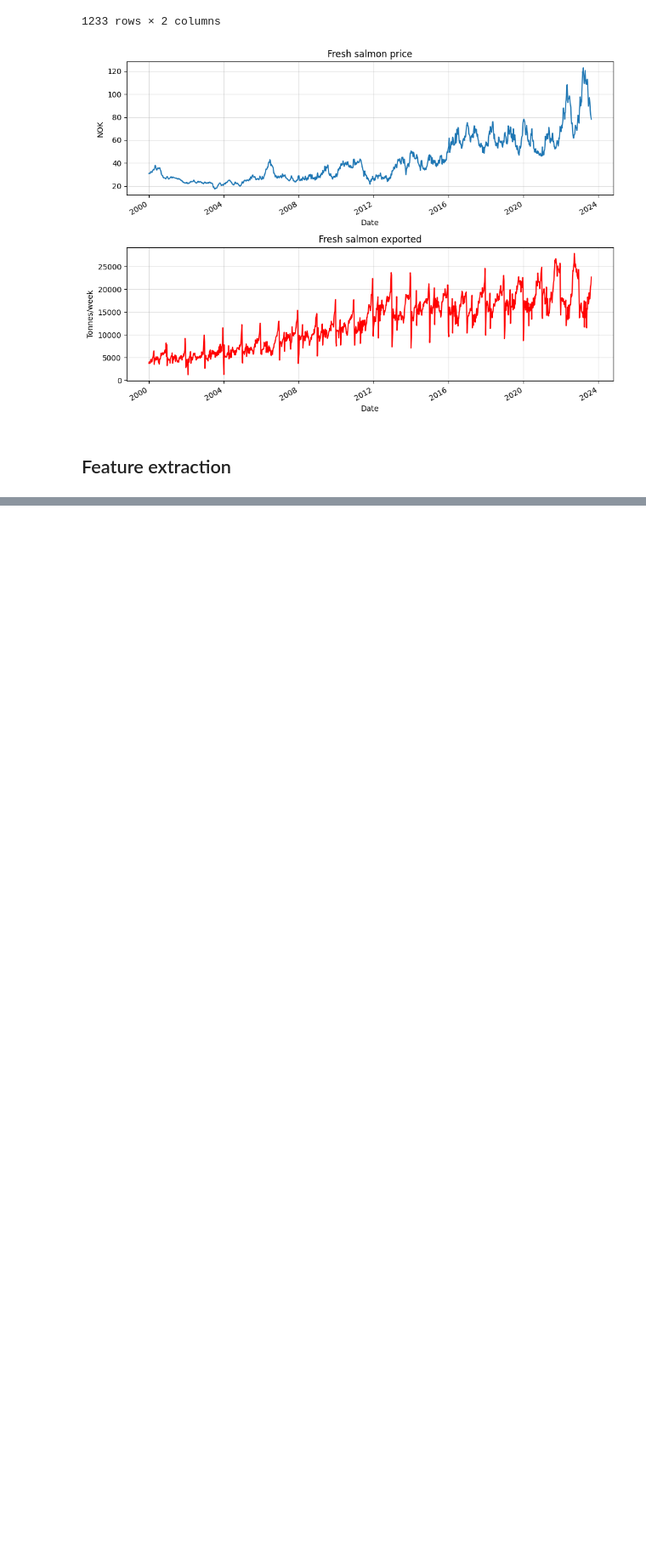
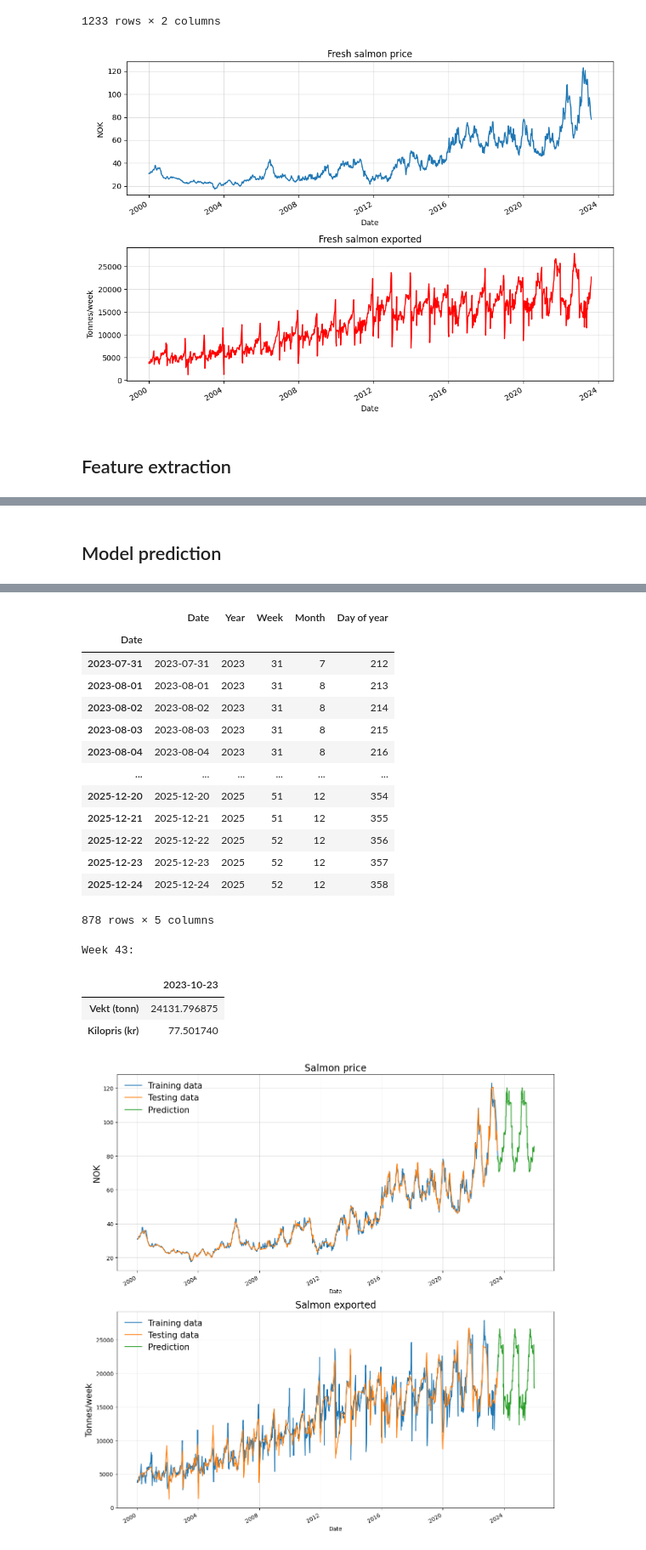
Before and after one commit to jonedamas/data_science_projects, a Jupyter notebook: projects/salmon_price_prediction/pred_xgb.ipynb, the cells around one changed output, grey strips where cells are left out. Shown at 85% size. Cells and saved outputs as stored; diff of their text form; code cells hidden in the pictures; blank space fills up the shorter version.

Commit message:
added xgboost algorithm to salmon price prediction

```diff
--- a/projects/salmon_price_prediction/pred_xgb.ipynb
+++ b/projects/salmon_price_prediction/pred_xgb.ipynb
@@ -77,0 +79,19 @@ model = xgb.XGBRegressor()
+# %%
+train, test = train_test_split(data, test_size=0.30, shuffle=True)
+
+features = ['Year', 'Week', 'Month', 'Day of year']
+targets = ['Vekt (tonn)', 'Kilopris (kr)']
+
+x_train = train[features]
+y_train = train[targets]
+
+x_test = test[features]
+y_test = test[targets]
+
+reg_model = xgb.XGBRegressor(n_estimators=10000, early_stopping_rounds=1000)
+
+reg_model.fit(
+    x_train, y_train,
+    eval_set=[(x_train, y_train), (x_test, y_test)],
+    verbose=True
+)
@@ -77,0 +127,42 @@ model = xgb.XGBRegressor()
+# %% [markdown]
+## Model prediction
+# %%
+fi = pd.DataFrame(data=reg_model.feature_importances_, index=reg_model.feature_names_in_, columns=['Importance'])
+display(fi)
+
+future_dates = pd.DataFrame(
+    pd.date_range(
+        start=x_test.sort_values(by='uke').index[-1],
+        end='2025-12-24'
+    ), columns=['Date']
+)
+
+future_dates.set_index(future_dates['Date'], inplace=True)
+add_lags(future_dates)
+
+display(future_dates)
+
+future_dates.drop('Date', axis=1, inplace=True)
+
+predictions = pd.DataFrame(reg_model.predict(future_dates), columns=targets, index=future_dates.index)
+
+fig, axs = plt.subplots(2, figsize=(12, 12))
+
+data_types = ['Training data', 'Testing data', 'Prediction']
+label = ['NOK', 'Tonnes/week']
+title = ['Salmon price', 'Salmon exported']
+
+for i, target in enumerate(['Kilopris (kr)', 'Vekt (tonn)']):
+    for j, data in enumerate([y_train, y_test, predictions]):
+        data[target].plot(ax=axs[i], label=data_types[j])
+        axs[i].legend(fontsize=15, frameon=False)
+        axs[i].grid(alpha=0.4)
+        axs[i].set_ylabel(label[i], fontsize=15)
+        axs[i].set_title(title[i], fontsize=17)
+
+fig.tight_layout()
+
+# Week 43:
+print('Week 43:')
+display(pd.DataFrame(predictions.loc['2023-10-23']))
+# %% [output]
@@ -77,0 +174,19 @@ model = xgb.XGBRegressor()
+|  | Date | Year | Week | Month | Day of year |
+| Date |  |  |  |  |  |
+| 2023-07-31 | 2023-07-31 | 2023 | 31 | 7 | 212 |
+| 2023-08-01 | 2023-08-01 | 2023 | 31 | 8 | 213 |
+| 2023-08-02 | 2023-08-02 | 2023 | 31 | 8 | 214 |
+| 2023-08-03 | 2023-08-03 | 2023 | 31 | 8 | 215 |
+| 2023-08-04 | 2023-08-04 | 2023 | 31 | 8 | 216 |
+| ... | ... | ... | ... | ... | ... |
+| 2025-12-20 | 2025-12-20 | 2025 | 51 | 12 | 354 |
+| 2025-12-21 | 2025-12-21 | 2025 | 51 | 12 | 355 |
+| 2025-12-22 | 2025-12-22 | 2025 | 52 | 12 | 356 |
+| 2025-12-23 | 2025-12-23 | 2025 | 52 | 12 | 357 |
+| 2025-12-24 | 2025-12-24 | 2025 | 52 | 12 | 358 |
+878 rows × 5 columns
+Week 43:
+|  | 2023-10-23 |
+| Vekt (tonn) | 24131.796875 |
+| Kilopris (kr) | 77.501740 |
+[figure, added]
```
Also changed, not shown: parts of 7 cells of this notebook, 1 other file.
